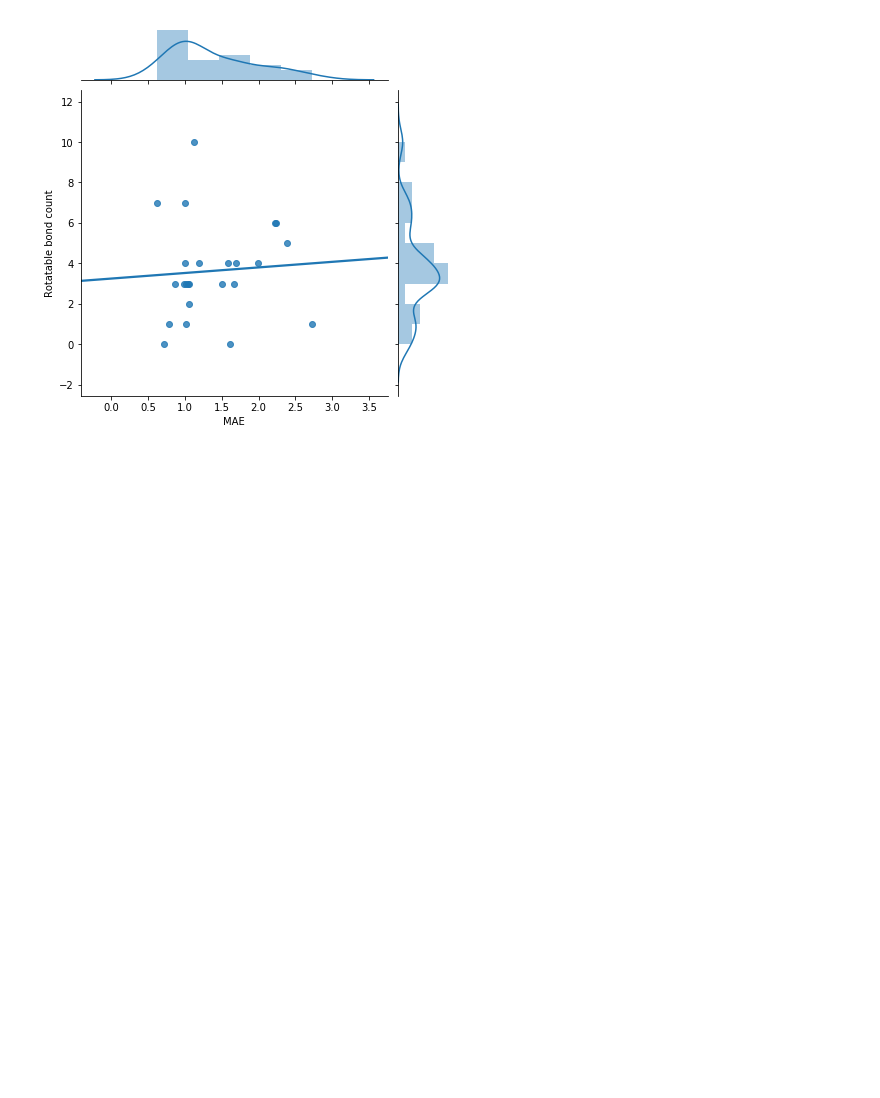
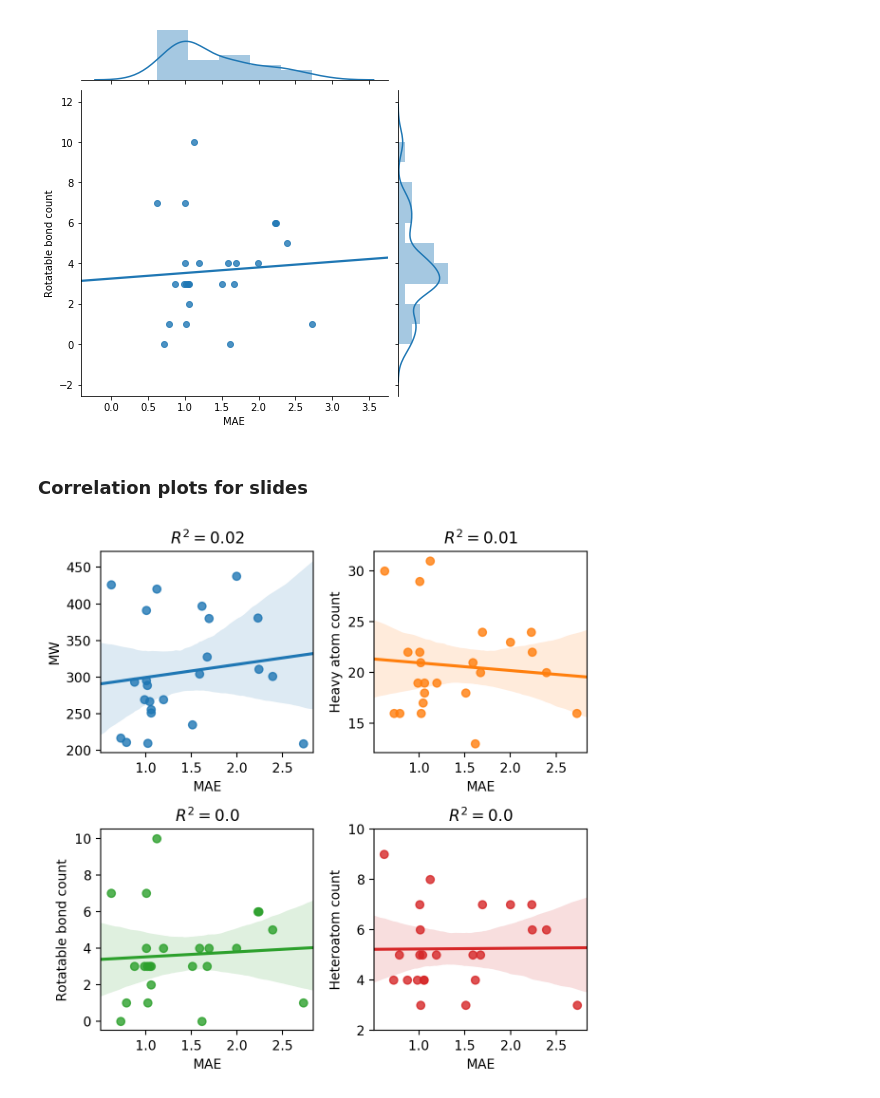
Before and after one commit to choderalab/sampl6-physicochemical-properties, a Jupyter notebook: analysis_of_pKa_predictions/20190227_typeIII_check_correlation_with_molecular_descriptors/check_correlation_with_descriptors.ipynb, the cells around one changed output. Drawn from its saved outputs; the diff is of its cells as text; code cells hidden in the pictures; blank space fills up the shorter version.

```diff
--- a/analysis_of_pKa_predictions/20190227_typeIII_check_correlation_with_molecular_descriptors/check_correlation_with_descriptors.ipynb
+++ b/analysis_of_pKa_predictions/20190227_typeIII_check_correlation_with_molecular_descriptors/check_correlation_with_descriptors.ipynb
@@ -626,19 +626,23 @@ RMSE_lower_CI                                 float64
 RMSE_upper_CI                                 float64
 dtype: object
 # %%
-r2(df_cor[["MAE", "MW"]].values)
+r2_mw = r2(df_cor[["MAE", "MW"]].values)
+r2_mw
 # %% [output]
 0.019784627276712721
 # %%
-r2(df_cor[["MAE", "Heavy atom count"]].values)
+r2_hac = r2(df_cor[["MAE", "Heavy atom count"]].values)
+r2_hac
 # %% [output]
 0.009259261365347082
 # %%
-r2(df_cor[["MAE", "Rotatable bond count"]].values)
+r2_rbc = r2(df_cor[["MAE", "Rotatable bond count"]].values)
+r2_rbc
 # %% [output]
 0.0045413232457190275
 # %%
-r2(df_cor[["MAE", "Heteroatom count"]].values)
+r2_het = r2(df_cor[["MAE", "Heteroatom count"]].values)
+r2_het
 # %% [output]
 9.6361300408264475e-05
 # %%
@@ -687,3 +702,5 @@ plot_correlation(x="Max ring size", y="MAE", data=df_cor)
 plot_correlation(x="MAE", y="Rotatable bond count", data=df_cor)
 # %% [output]
 [figure]
+# %% [markdown]
+### Correlation plots for slides
@@ -689,0 +722,19 @@ plot_correlation(x="MAE", y="Rotatable bond count", data=df_cor)
+# %%
+fig, ((ax1, ax2), (ax3, ax4)) = plt.subplots(2, 2, sharex=False, figsize=(6, 6), dpi=200)
+
+sns.regplot(x="MAE", y="MW", data=df_cor, color=None, ax=ax1)
+ax1.set_title("$R^2={}$".format(round(r2_mw,2)))
+
+sns.regplot(x="MAE", y="Heavy atom count", data=df_cor, color=None, ax=ax2)
+ax2.set_title("$R^2={}$".format(round(r2_hac ,2)))
+
+sns.regplot(x="MAE", y="Rotatable bond count", data=df_cor, color=None, ax=ax3)
+ax3.set_title("$R^2={}$".format(round(r2_rbc,2)))
+
+sns.regplot(x="MAE", y="Heteroatom count", data=df_cor, color=None, ax=ax4)
+ax4.set_title("$R^2={}$".format(round(r2_het,2)))
+ax4.set_ylim(2,10)
+
+plt.tight_layout()
+# %% [output]
+[figure, added]
```
Also changed, not shown: parts of 17 cells of this notebook.
